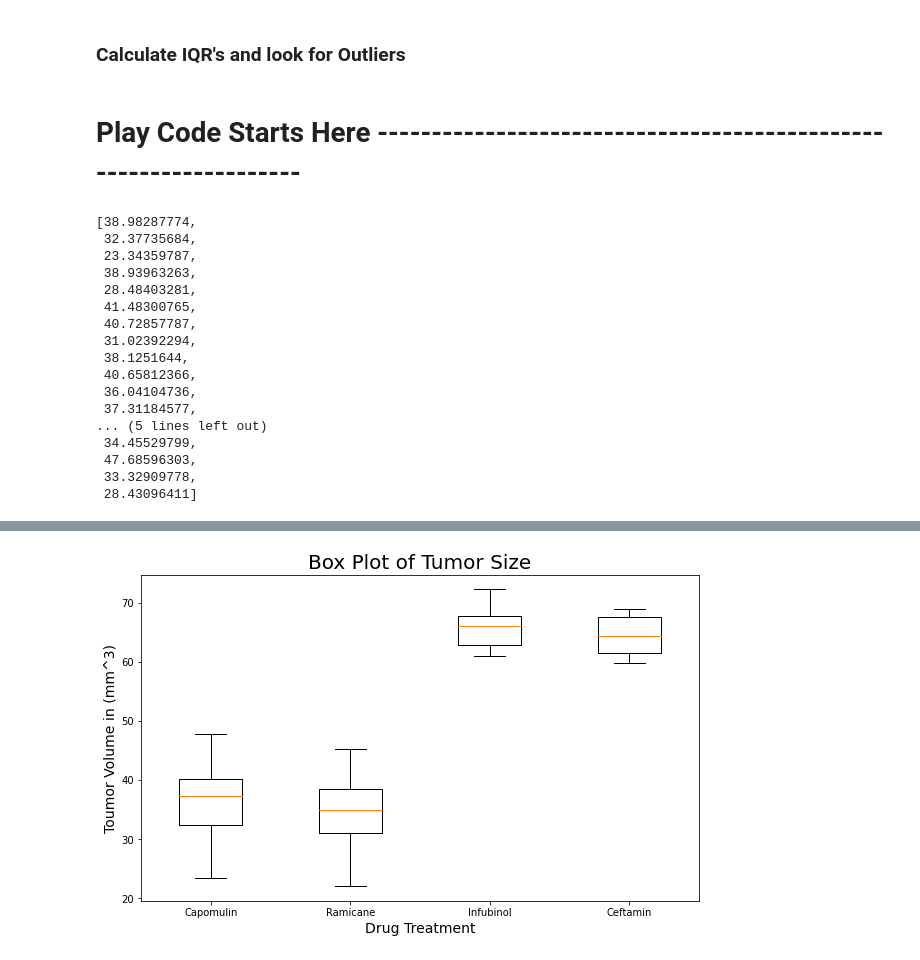
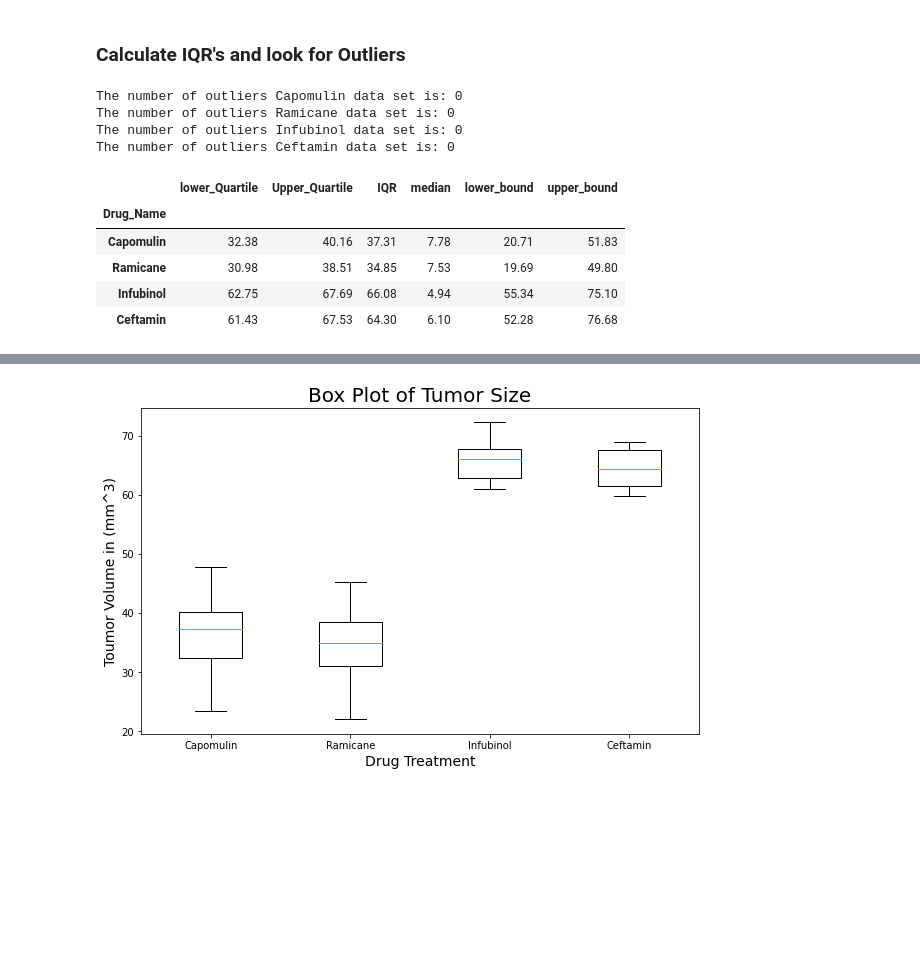
Before and after one commit to JeffPinegar/Python_ManCeuticals, a Jupyter notebook: JSP Pymaceuticals.ipynb, the cells around one changed output, grey strips where cells are left out. Cells and saved outputs as stored; diff of their text form; code cells hidden in the pictures; blank space fills up the shorter version.

Commit message:
very close not some play cod to remove and more comments to add

```diff
--- a/JSP Pymaceuticals.ipynb
+++ b/JSP Pymaceuticals.ipynb
@@ -279,51 +277,69 @@ ax.set_xticklabels(myDic.keys());
 [figure]
 # %% [markdown]
 ### Calculate IQR's and look for Outliers
-# %% [markdown]
-# Play Code Starts Here ------------------------------------------------------------------
 # %%
 # Her is the list of drugs I am interested in.
 mylist = ['Capomulin', 'Ramicane', 'Infubinol', 'Ceftamin']
-mydic = {'Capomulin':[], 'Ramicane':[], 'Infubinol':[], 'Ceftamin':[]}
+myQual_dic = {'Capomulin':[], 'Ramicane':[], 'Infubinol':[], 'Ceftamin':[]}
 
 #Calculate the lower quartile, upper quartile, IQR, lower_bound for outliers, and the upper_bound for outliers.
 for drug in mylist:
 
     # Calculate the IQR and quantitatively determine if there are any potential outliers.
     quartiles = mouse_df.loc[(mouse_df['Drug Regimen'] == drug) & (mouse_df['Timepoint']==45)]['Tumor Volume (mm3)'].quantile([.25,.5,.75])
     quartiles = round(quartiles,2)
     lowerq = round(quartiles[0.25],2)
     upperq = round(quartiles[0.75],2)
     medianq = round(quartiles[0.5],2)
     iqr = round(upperq-lowerq,2)
     lower_bound = round(lowerq - (1.5*iqr),2)
     upper_bound = round(upperq + (1.5*iqr),2)
 
-    mydic[drug].append(lowerq)
-    mydic[drug].append(upperq)
-    mydic[drug].append(medianq)
-    mydic[drug].append(iqr)
-    mydic[drug].append(lower_bound)
-    mydic[drug].append(upper_bound)
+    myQual_dic[drug].append(lowerq)
+    myQual_dic[drug].append(upperq)
+    myQual_dic[drug].append(medianq)
+    myQual_dic[drug].append(iqr)
+    myQual_dic[drug].append(lower_bound)
+    myQual_dic[drug].append(upper_bound)
 
-mydic
-Cap=myDic['Capomulin']
-Cap
+
+# Build a data frame of boxPlotInfo for the provided list of drugs
+# Here are the column headings for the data frame
+dic_lables = ['Drug_Name','lower_Quartile', 'Upper_Quartile', 'IQR', 'median', 'lower_bound', 'upper_bound' ]
+
+# Create a blank list so you can append data into this list
+boxPlotInfo=[]
+for drug in mylist:
+    myQual_dic[drug].insert(0,drug)                                     # Add the d
+    boxPlotInfo.append(dict(zip(dic_lables, myQual_dic[drug])))
+
+boxPlotInfo_df = pd.DataFrame(boxPlotInfo)
+#oo_df.set_index('Athlete', inplace=False)
+boxPlotInfo_df.set_index('Drug_Name', inplace=True)
+
+for drug in mylist:
+    data_lst = mouse_df.loc[(mouse_df['Drug Regimen'] == drug) & (mouse_df['Timepoint']==45)]['Tumor Volume (mm3)'].tolist()
+
+    ub=boxPlotInfo_df.loc[drug,'upper_bound']
+    lb=boxPlotInfo_df.loc[drug,'lower_bound']
+    num_outliers = 0
+    for size in data_lst:
+        if size > ub:
+            num_outliers +=1
+        if size < lb:
+            num_outliers +=1
+    print(f'The number of outliers {drug} data set is: {num_outliers}')
+
+
+boxPlotInfo_df
 # %% [output]
-[38.98287774,
- 32.37735684,
- 23.34359787,
- 38.93963263,
- 28.48403281,
- 41.48300765,
- 40.72857787,
- 31.02392294,
- 38.1251644,
- 40.65812366,
- 36.04104736,
- 37.31184577,
-... (5 lines left out)
- 34.45529799,
- 47.68596303,
- 33.32909778,
- 28.43096411]
+The number of outliers Capomulin data set is: 0
+The number of outliers Ramicane data set is: 0
+The number of outliers Infubinol data set is: 0
+The number of outliers Ceftamin data set is: 0
+|  | lower_Quartile | Upper_Quartile | IQR | median | lower_bound | upper_bound |
+| Drug_Name |  |  |  |  |  |  |
+| Capomulin | 32.38 | 40.16 | 37.31 | 7.78 | 20.71 | 51.83 |
+| Ramicane | 30.98 | 38.51 | 34.85 | 7.53 | 19.69 | 49.80 |
+| Infubinol | 62.75 | 67.69 | 66.08 | 4.94 | 55.34 | 75.10 |
+| Ceftamin | 61.43 | 67.53 | 64.30 | 6.10 | 52.28 | 76.68 |
```
Also changed, not shown: parts of 5 cells of this notebook.
